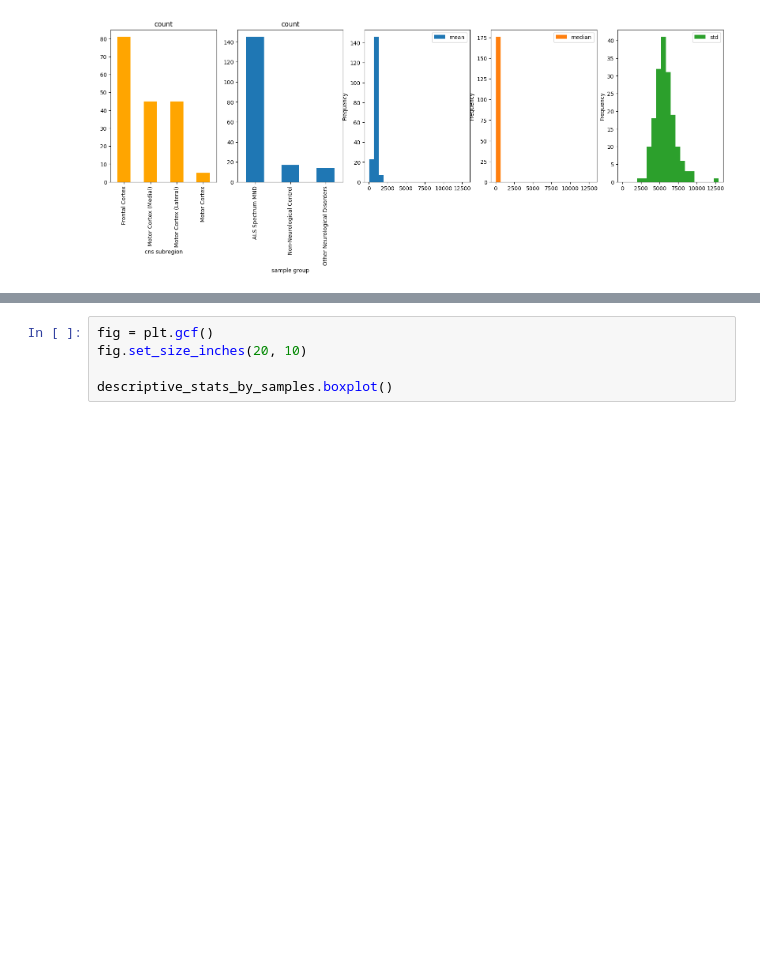
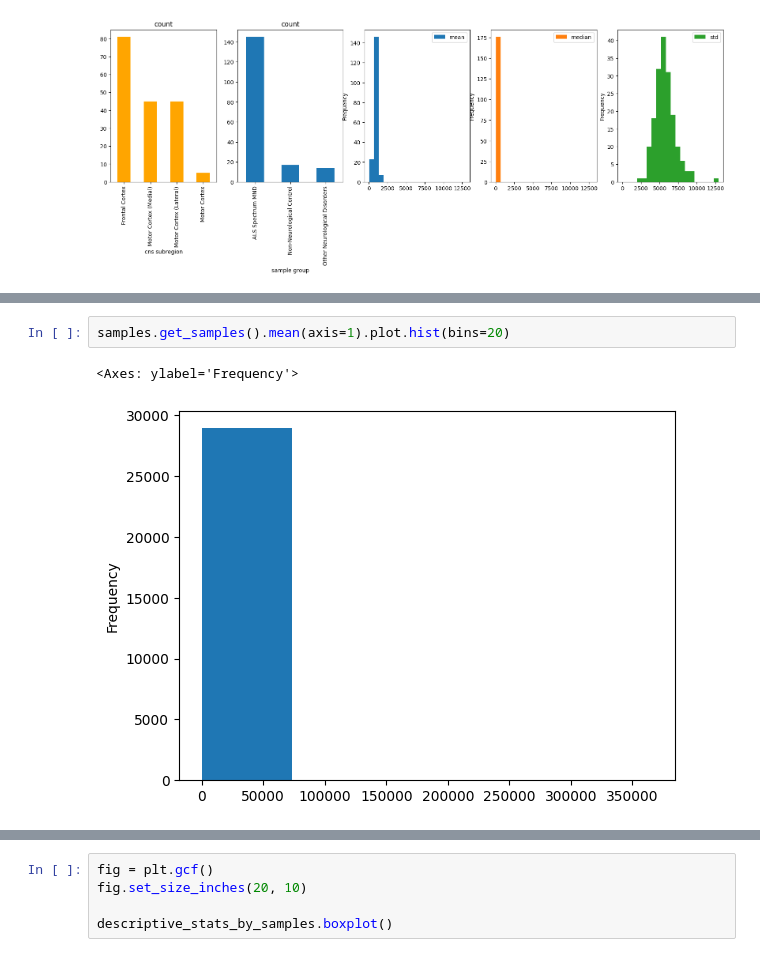
Before and after one commit to demic-dev/als-biomarker-identification-project, a Jupyter notebook: Report.ipynb, the cells around one changed output, grey strips where cells are left out. Saved outputs shown, nothing was run; the diff lists cells and outputs as text; blank space fills up the shorter version.

```diff
--- a/Report.ipynb
+++ b/Report.ipynb
@@ -59,0 +96,5 @@ plt.show()
+# %%
+samples.get_samples().mean(axis=1).plot.hist(bins=20)
+# %% [output]
+<Axes: ylabel='Frequency'>
+[figure, added]
```
Also changed, not shown: parts of 4 cells of this notebook.
